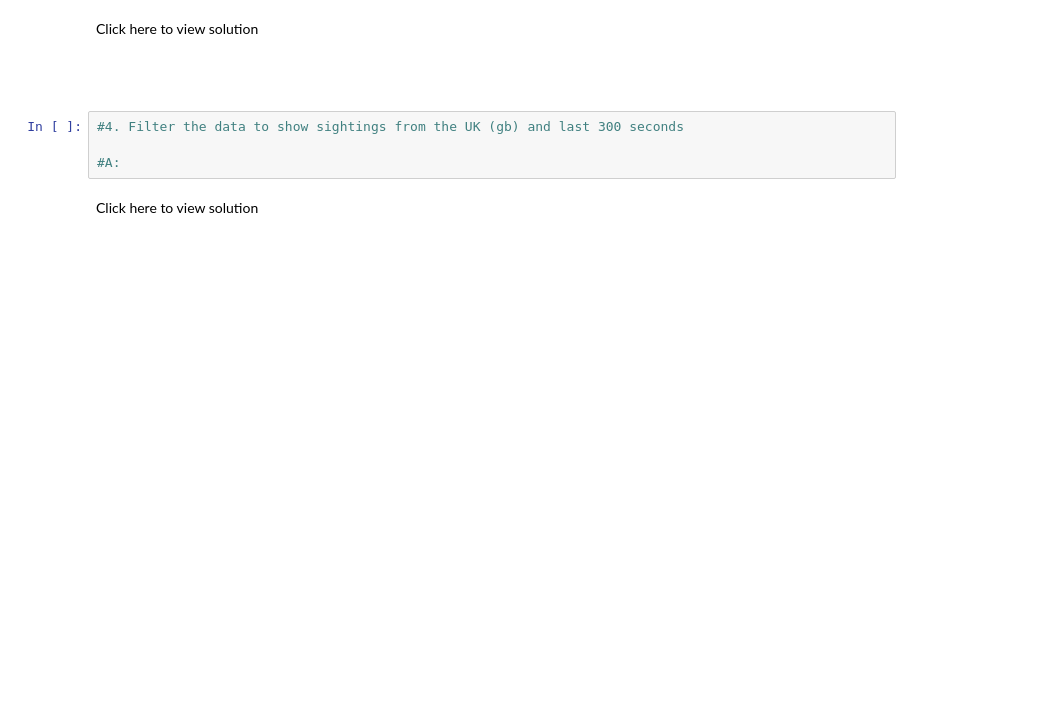
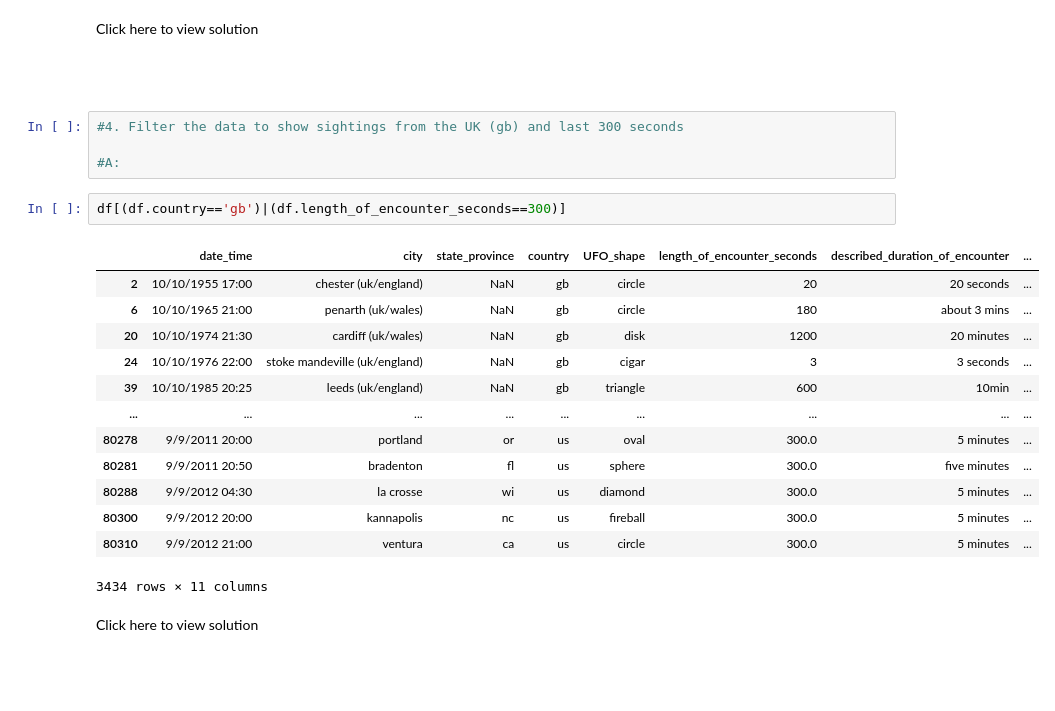
Before and after one commit to nosher150/Module7-notebook, a Jupyter notebook: Introducing_Dataframes.ipynb, the cells around one changed output. Cells and saved outputs as stored; diff of their text form; blank space fills up the shorter version.

```diff
--- a/Introducing_Dataframes.ipynb
+++ b/Introducing_Dataframes.ipynb
@@ -202,6 +467,22 @@ Click here to view solution<br><br>
 #4. Filter the data to show sightings from the UK (gb) and last 300 seconds
 
 #A:
+# %%
+df[(df.country=='gb')|(df.length_of_encounter_seconds==300)]
+# %% [output]
+|  | date_time | city | state_province | country | UFO_shape | length_of_encounter_seconds | described_duration_of_encounter | ... |
+| 2 | 10/10/1955 17:00 | chester (uk/england) | NaN | gb | circle | 20 | 20 seconds | ... |
+| 6 | 10/10/1965 21:00 | penarth (uk/wales) | NaN | gb | circle | 180 | about 3 mins | ... |
+| 20 | 10/10/1974 21:30 | cardiff (uk/wales) | NaN | gb | disk | 1200 | 20 minutes | ... |
+| 24 | 10/10/1976 22:00 | stoke mandeville (uk/england) | NaN | gb | cigar | 3 | 3 seconds | ... |
+| 39 | 10/10/1985 20:25 | leeds (uk/england) | NaN | gb | triangle | 600 | 10min | ... |
+| ... | ... | ... | ... | ... | ... | ... | ... | ... |
+| 80278 | 9/9/2011 20:00 | portland | or | us | oval | 300.0 | 5 minutes | ... |
+| 80281 | 9/9/2011 20:50 | bradenton | fl | us | sphere | 300.0 | five minutes | ... |
+| 80288 | 9/9/2012 04:30 | la crosse | wi | us | diamond | 300.0 | 5 minutes | ... |
+| 80300 | 9/9/2012 20:00 | kannapolis | nc | us | fireball | 300.0 | 5 minutes | ... |
+| 80310 | 9/9/2012 21:00 | ventura | ca | us | circle | 300.0 | 5 minutes | ... |
+3434 rows × 11 columns
 # %% [markdown]
 Click here to view solution<br><br>
 
```
Also changed, not shown: parts of 45 cells of this notebook.
